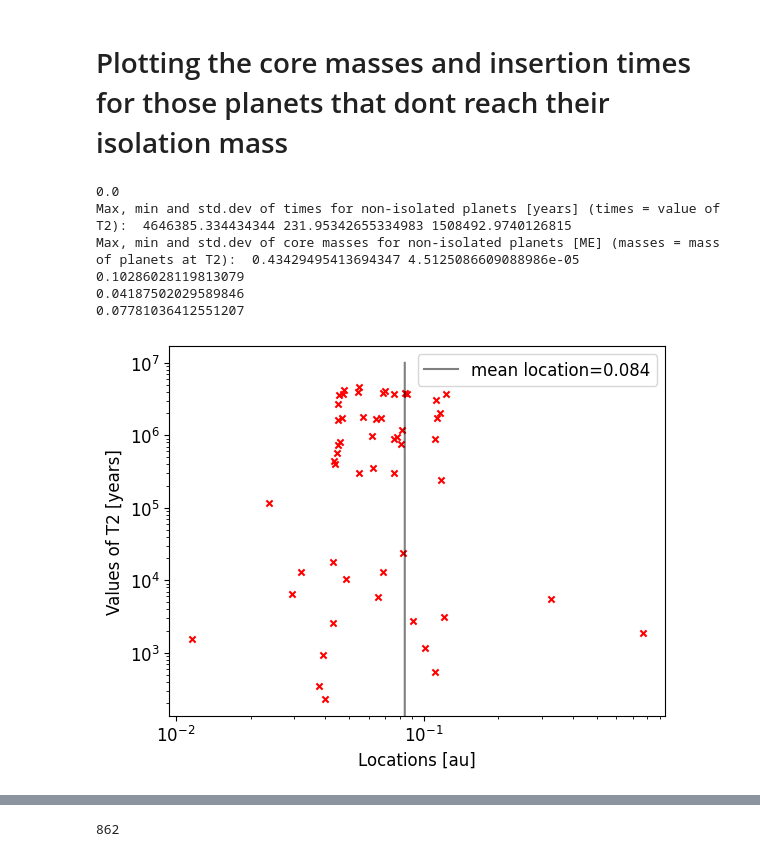
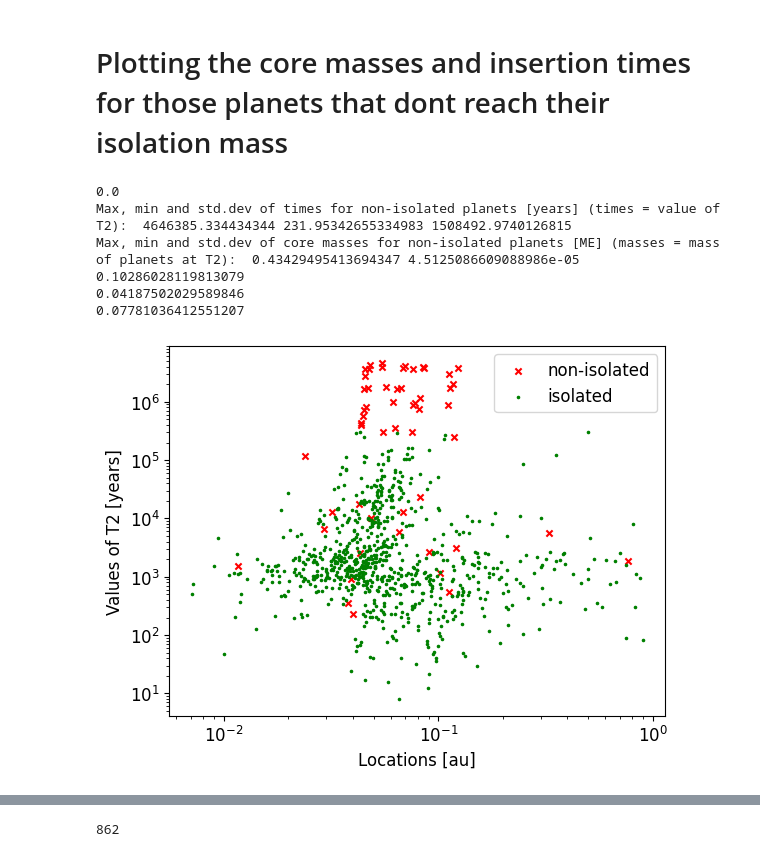
Before and after one commit to JayashreeNarayan/Summer-2023---Pebble-Predictor-Analyses, a Jupyter notebook: Main.ipynb, the cells around one changed output, grey strips where cells are left out. Saved outputs shown, nothing was run; the diff lists cells and outputs as text; code cells hidden in the pictures.

```diff
--- a/Main.ipynb
+++ b/Main.ipynb
@@ -595,6 +595,12 @@ non_isolated_times=[]
 non_isolated_locs=[]
 locations_non_iso=[]
 
+
+isolated_masses=[]
+isolated_times=[]
+isolated_locs=[]
+locations_iso=[]
+
 sum(Final[0,3]) # is correct
 for i in range(len(Final[0,3])):
     if Final[0,3,i]==0: # which means the planet did not reach isolation mass
@@ -602,38 +608,44 @@ for i in range(len(Final[0,3])):
         non_isolated_masses.append(core_mass[i])
         non_isolated_times.append(times[i])
         non_isolated_locs.append(location3[i])
+    if Final[0,3,i]==1: # which means the planet did not reach isolation mass
+        locations_iso.append(location_array[i])
+        isolated_masses.append(core_mass[i])
+        isolated_times.append(times[i])
+        isolated_locs.append(location3[i])
 
 #print((non_isolated_times))
 #print((non_isolated_masses))
 #print(len(non_isolated_masses))
 Y_all=[]
 X_T2=[]
 Y_2=[]
 
 for i in range(0,10000000,1000):
     X_T2.append(np.mean(locations_non_iso))
     Y_all.append(np.mean(i))
 
-plt.scatter(locations_non_iso, non_isolated_times, s=20, color='r', marker='x')
-plt.plot(X_T2, Y_all, color='black', alpha=0.5, label='mean location='+str(np.round(np.mean(locations_non_iso),3)))
+plt.scatter(locations_non_iso, non_isolated_times, s=20, color='r', marker='x', label='non-isolated')
+plt.scatter(locations_iso, isolated_times, s=10, color='green', marker='.', label='isolated')
+#plt.plot(X_T2, Y_all, color='black', alpha=0.5, label='mean location='+str(np.round(np.mean(locations_non_iso),3)))
 plt.legend()
 plt.yscale("log")
 plt.legend()
 plt.xscale("log")
 plt.xlabel("Locations [au]")
 plt.ylabel("Values of T2 [years]")
 
 print("Max, min and std.dev of times for non-isolated planets [years] (times = value of T2): ", np.max(non_isolated_times), np.min(non_isolated_times), np.std(non_isolated_times))
 print("Max, min and std.dev of core masses for non-isolated planets [ME] (masses = mass of planets at T2): ", np.max(non_isolated_masses), np.min(non_isolated_masses), np.std(non_isolated_masses))
 print(np.mean(non_isolated_times)/year)
 print(np.mean(non_isolated_masses))
 # %% [output]
 0.0
 Max, min and std.dev of times for non-isolated planets [years] (times = value of T2):  4646385.334434344 231.95342655334983 1508492.9740126815
 Max, min and std.dev of core masses for non-isolated planets [ME] (masses = mass of planets at T2):  0.43429495413694347 4.5125086609088986e-05 0.10286028119813079
 0.04187502029589846
 0.07781036412551207
-[figure, old version]
+[figure, new version]
 # %%
 Y_2=[]
 X_T2=[]
```
Also changed, not shown: parts of 2 cells of this notebook, 1 other file.
